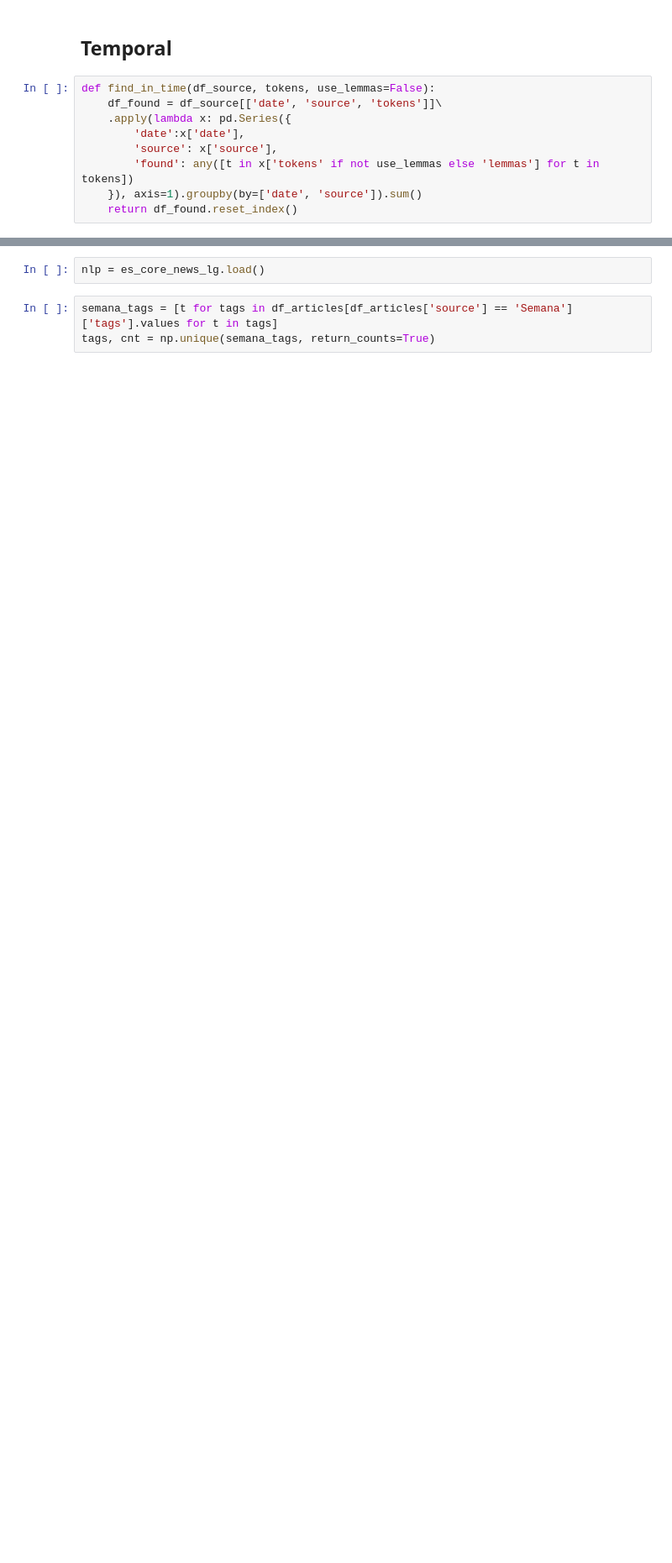
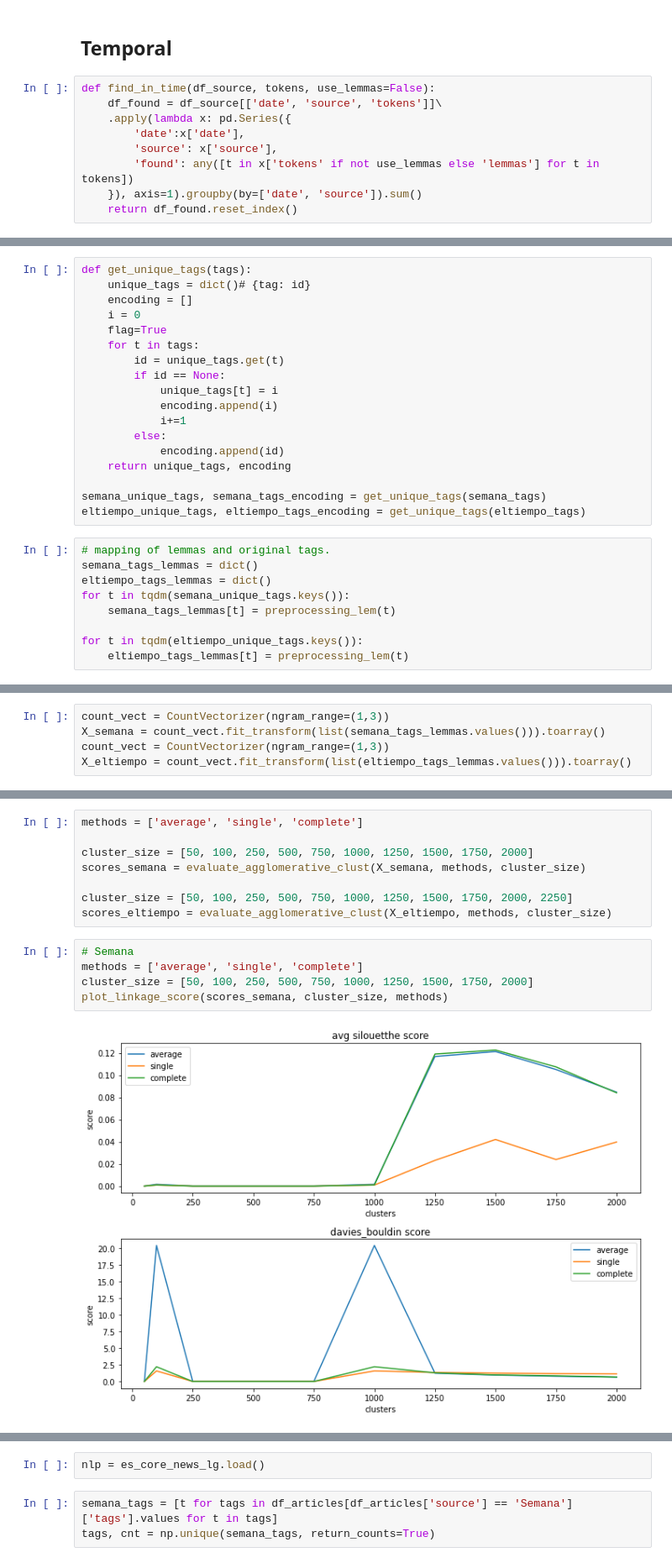
Before and after one commit to ermahechap/News-Analysis, a Jupyter notebook: NewsHeadersAnalysis.ipynb, the cells around one changed output, grey strips where cells are left out. Shown at 84% size. Saved outputs shown, nothing was run; the diff lists cells and outputs as text; blank space fills up the shorter version.

```diff
--- a/NewsHeadersAnalysis.ipynb
+++ b/NewsHeadersAnalysis.ipynb
@@ -290,0 +310,27 @@ Simple Model. We use w2v and KMeans.
+# %%
+def get_unique_tags(tags):
+    unique_tags = dict()# {tag: id}
+    encoding = []
+    i = 0
+    flag=True
+    for t in tags:
+        id = unique_tags.get(t)
+        if id == None:
+            unique_tags[t] = i
+            encoding.append(i)
+            i+=1
+        else:
+            encoding.append(id)
+    return unique_tags, encoding
+
+semana_unique_tags, semana_tags_encoding = get_unique_tags(semana_tags)
+eltiempo_unique_tags, eltiempo_tags_encoding = get_unique_tags(eltiempo_tags)
+# %%
+# mapping of lemmas and original tags.
+semana_tags_lemmas = dict()
+eltiempo_tags_lemmas = dict()
+for t in tqdm(semana_unique_tags.keys()):
+    semana_tags_lemmas[t] = preprocessing_lem(t)
+
+for t in tqdm(eltiempo_unique_tags.keys()):
+    eltiempo_tags_lemmas[t] = preprocessing_lem(t)
@@ -290,0 +363,5 @@ Simple Model. We use w2v and KMeans.
+# %%
+count_vect = CountVectorizer(ngram_range=(1,3))
+X_semana = count_vect.fit_transform(list(semana_tags_lemmas.values())).toarray()
+count_vect = CountVectorizer(ngram_range=(1,3))
+X_eltiempo = count_vect.fit_transform(list(eltiempo_tags_lemmas.values())).toarray()
@@ -290,0 +415,15 @@ Simple Model. We use w2v and KMeans.
+# %%
+methods = ['average', 'single', 'complete']
+
+cluster_size = [50, 100, 250, 500, 750, 1000, 1250, 1500, 1750, 2000]
+scores_semana = evaluate_agglomerative_clust(X_semana, methods, cluster_size)
+
+cluster_size = [50, 100, 250, 500, 750, 1000, 1250, 1500, 1750, 2000, 2250]
+scores_eltiempo = evaluate_agglomerative_clust(X_eltiempo, methods, cluster_size)
+# %%
+# Semana
+methods = ['average', 'single', 'complete']
+cluster_size = [50, 100, 250, 500, 750, 1000, 1250, 1500, 1750, 2000]
+plot_linkage_score(scores_semana, cluster_size, methods)
+# %% [output]
+[figure, added]
```
Also changed, not shown: parts of 83 cells of this notebook.
